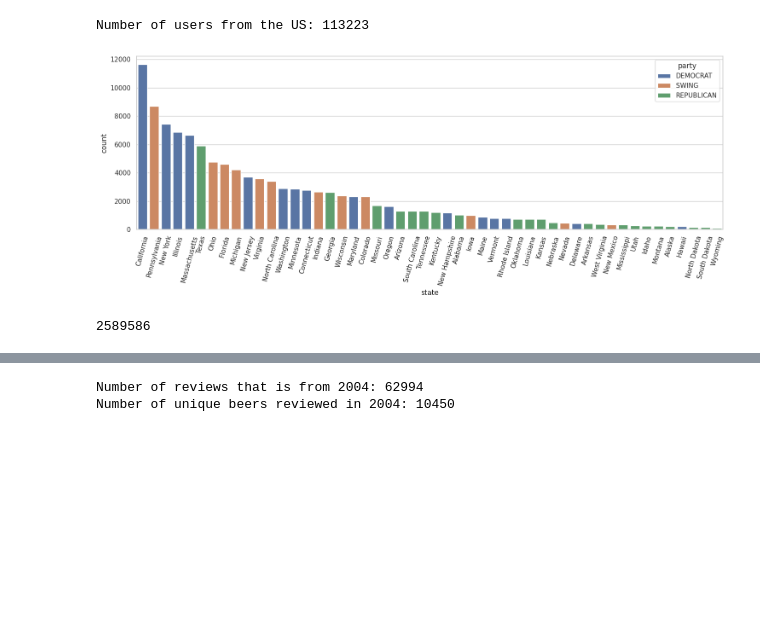
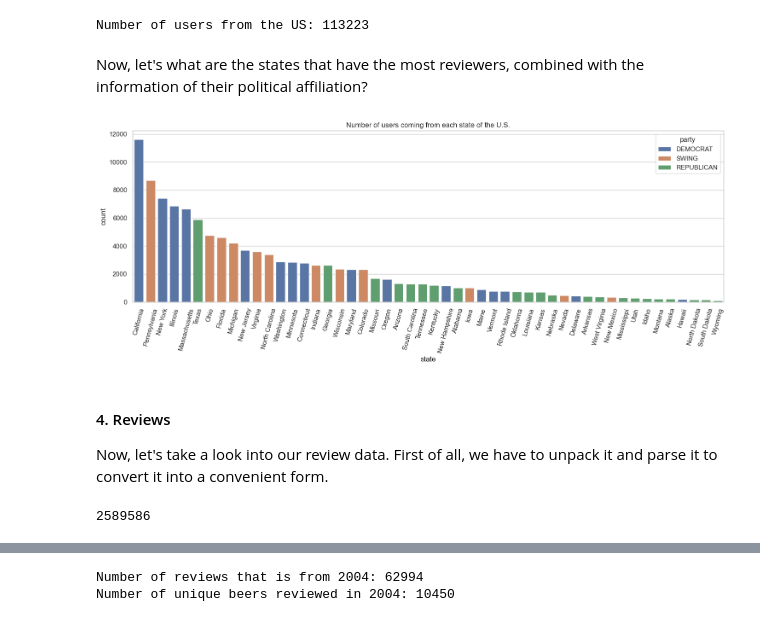
Before and after one commit to epfl-ada/ada-2024-project-adavengers, a Jupyter notebook: ADA_dataset.ipynb, the cells around one changed output, grey strips where cells are left out. Cells and saved outputs as stored; diff of their text form; code cells hidden in the pictures; blank space fills up the shorter version.

```diff
--- a/ADA_dataset.ipynb
+++ b/ADA_dataset.ipynb
@@ -50,0 +10,2 @@ ratings_with_text_rb.txt.gz
+# %%
+extracted_path_ba = 'data/BeerAdvocate'
@@ -84,6 +84,6 @@ Number of beers from the US: 204752
 # %%
 # And from which states? How many?
-party_winners_path = '/content/party_winners.csv'
+party_winners_path = 'data/party_winners.csv'
 party_winners = pd.read_csv(party_winners_path)
 
 us_states = us_beers['location'].str.split(', ').str[-1].value_counts()
@@ -94,6 +94,7 @@ us_states_for_plotting = us_states_for_plotting[['count', 'state', 'party']]
 plt.figure(figsize=(15, 6))
 sns.set(style="whitegrid")
 sns.barplot(data=us_states_for_plotting, x='state', y='count', hue='party')
+plt.title('Number of beers coming from each state in the U.S.')
 plt.xticks(rotation=75)
 plt.tight_layout()
 # %% [output]
@@ -101,5 +113,5 @@ plt.tight_layout()
 # %%
-users_beer_advocate = pd.read_csv('/content/BeerReviews/BeerAdvocate/users.csv')
+users_beer_advocate = pd.read_csv(extracted_path_ba+"/users.csv")
 users_beer_advocate['joined'] = pd.to_datetime(users_beer_advocate['joined'], unit='ms')
 #users_beer_advocate.head(10)
 print("We have information about", len(users_beer_advocate), "users")
@@ -117,19 +129,26 @@ us_users = users_beer_advocate[users_beer_advocate['location'].str.startswith('U
 print(f"Number of users from the US: {len(us_users)}")
 # %% [output]
 Number of users from the US: 113223
+# %% [markdown]
+Now, let's what are the states that have the most reviewers, combined with the information of their political affiliation?
 # %%
 # And from which states? How many?
 
 us_states = us_users['location'].str.split(', ').str[-1].value_counts()
 users_states_for_plotting = pd.merge(us_states, party_winners, left_on='location', right_on='state')
 users_states_for_plotting = users_states_for_plotting[['count', 'state', 'party']]
 
 # Histogram showing the number of states
 plt.figure(figsize=(15, 6))
 sns.set(style="whitegrid")
 sns.barplot(data=users_states_for_plotting, x='state', y='count', hue='party')
+plt.title("Number of users coming from each state of the U.S.")
 plt.xticks(rotation=75)
 plt.tight_layout()
 # %% [output]
-[figure, old version]
+[figure, new version]
+# %% [markdown]
+#### 4. Reviews
+
+Now, let's take a look into our review data. First of all, we have to unpack it and parse it to convert it into a convenient form.
 # %%
@@ -144,10 +163,11 @@ with open('/content/BeerReviews/BeerAdvocate/reviewes_beer_adv.txt', 'r') as fil
 
 # Split the content by double newlines to get individual rows
 rows = content.strip().split('\n\n')
-# %%
-len(rows)
-# %% [output]
-2589586
+# %%
+# How many reviews do we have in total?
+len(rows)
+# %% [output]
+2589586
 # %%
 # Create dictionary out of this reviews that will be turned into pandas DF
 beer_name = []
```
Also changed, not shown: parts of 40 cells of this notebook.
